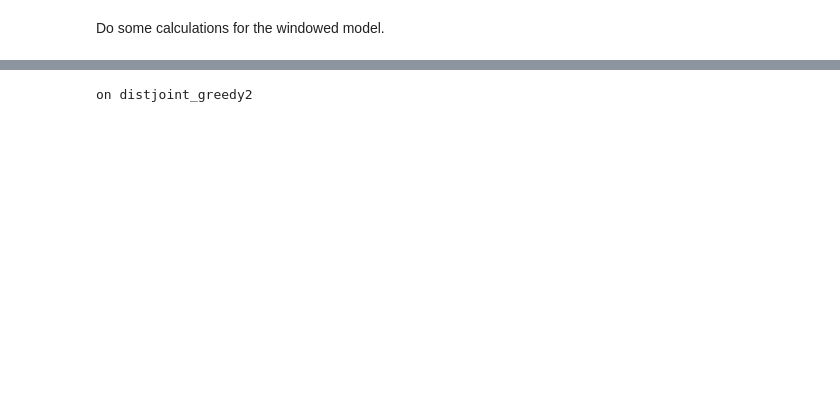
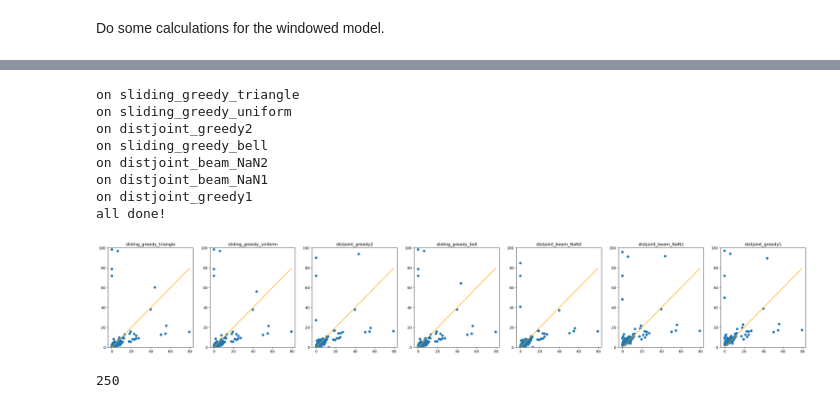
Before and after one commit to ReadingTimeMachine/ocr_post_correction, a Jupyter notebook: windowed/4_baseline_windowed_calcs.ipynb, the cells around one changed output, grey strips where cells are left out. Cells and saved outputs as stored; diff of their text form; code cells hidden in the pictures; blank space fills up the shorter version.

```diff
--- a/windowed/4_baseline_windowed_calcs.ipynb
+++ b/windowed/4_baseline_windowed_calcs.ipynb
@@ -118,19 +133,35 @@ for pf in pfiles:
         cer_orig.append(cer)
         wer_orig.append(wer)
     test_data['CER ' + pfn] = cer_orig
-    test_data['WER ' + pfn] = cer_orig
+    test_data['WER ' + pfn] = wer_orig
 print('all done!')
 # %% [output]
+on sliding_greedy_triangle
+on sliding_greedy_uniform
 on distjoint_greedy2
+on sliding_greedy_bell
+on distjoint_beam_NaN2
+on distjoint_beam_NaN1
+on distjoint_greedy1
+all done!
 # %%
-fig, ax = plt.subplots(1,len(pfiles),figsize=(5,5*len(pfiles)))
+fig, ax = plt.subplots(1,len(pfiles),figsize=(len(pfiles)*5,5))
 if type(ax) == matplotlib.axes._axes.Axes:
     ax = [ax]
 
 for ip,pf in enumerate(pfiles):
     pfn = pf.split('/')[-1].split('.pickle')[0]
     ax[ip].plot(test_data['CER Orig'], test_data['CER ' + pfn], 'o')
     ax[ip].plot([test_data['CER Orig'].min(),test_data['CER Orig'].max()],[test_data['CER Orig'].min(),test_data['CER Orig'].max()], color='orange')
+    ax[ip].set_ylim(0,100)
+    pfn = pf.split('/')[-1].split('.pickle')[0]
+    ax[ip].set_title(pfn)
+# %% [output]
+[figure, added]
+# %%
+len(test_data)
+# %% [output]
+250
 # %%
 for ip,pf in enumerate(pfiles):
     pfn = pf.split('/')[-1].split('.pickle')[0]
```
Also changed, not shown: parts of 8 cells of this notebook.
